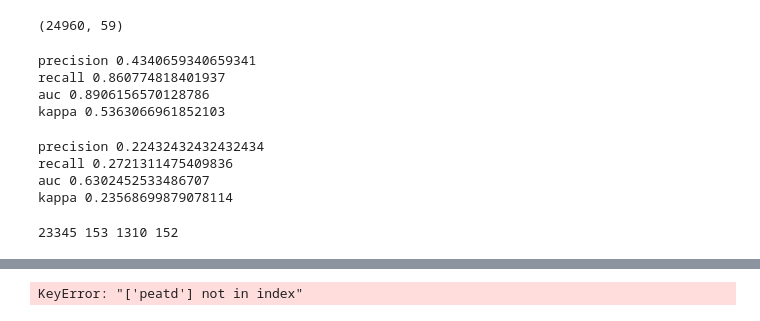
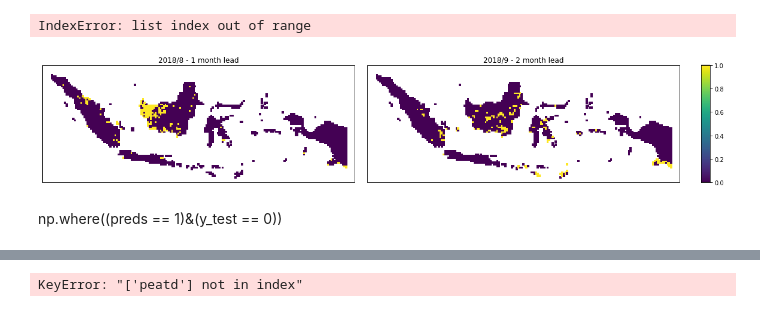
Before and after one commit to tadasnik/tofewsi, a Jupyter notebook: forecast.ipynb, the cells around one changed output, grey strips where cells are left out. Cells and saved outputs as stored; diff of their text form; code cells hidden in the pictures.

```diff
--- a/forecast.ipynb
+++ b/forecast.ipynb
@@ -71,47 +354,10 @@ ffs = ['tp_sum', 'tp_1', 'tp_2', 'h2m_75p', 'dc_med', 'ffmc_med', 'fwi_med', 'ff
-# %%
-year = 2009
-model = 'clfnn1'
-feats = lc + weather
-train, test = get_year_train_test_select(dfr, year)
-print(test.shape)
-x_train = train[feats]
-y_train = train['labels'].astype(int)
-x_test = test[feats]
-y_test = test['labels'].astype(int)
-scaler = preprocessing.StandardScaler().fit(x_train.values)
-x_train_scaled = scaler.transform(x_train.values)
-x_test_scaled = scaler.transform(x_test.values)
-clf = fm.models[model]
-clf.fit(x_train_scaled, y_train)
-preds = clf.predict(x_test_scaled)
-probas = clf.predict_proba(x_test_scaled)
-# %% [output]
-(24960, 59)
-# %%
-probs = probas[:, 1]
-prds = np.zeros_like(preds)
-prds[probs > 0.5] = 1
-report_scores(y_test, prds)
-# %% [output]
-precision 0.4340659340659341
-recall 0.860774818401937
-auc 0.8906156570128786
-kappa 0.5363066961852103
-# %%
-probs = probas[:, 1]
-prds = np.zeros_like(preds)
-prds[probs > 0.5] = 1
-report_scores(y_test, prds)
-# %% [output]
-precision 0.22432432432432434
-recall 0.2721311475409836
-auc 0.6302452533486707
-kappa 0.23568699879078114
-# %%
-tn, fp, fn, tp  = metrics.confusion_matrix(y_test, prds).ravel()
-print(tn, tp, fp, fn)
-# %% [output]
-23345 153 1310 152
+# %%
+fm.plot_features(['labels'], dfr[dfr.year == 2018], [8,9])
+# %% [output]
+IndexError: list index out of range
+[figure, added]
+# %% [markdown]
+np.where((preds == 1)&(y_test == 0))
 # %%
 shap.initjs()
 XX = pd.DataFrame(data = x_train_scaled, columns = feats).sample(n = 10)
```
Also changed, not shown: parts of 39 cells of this notebook, 1 other file.
